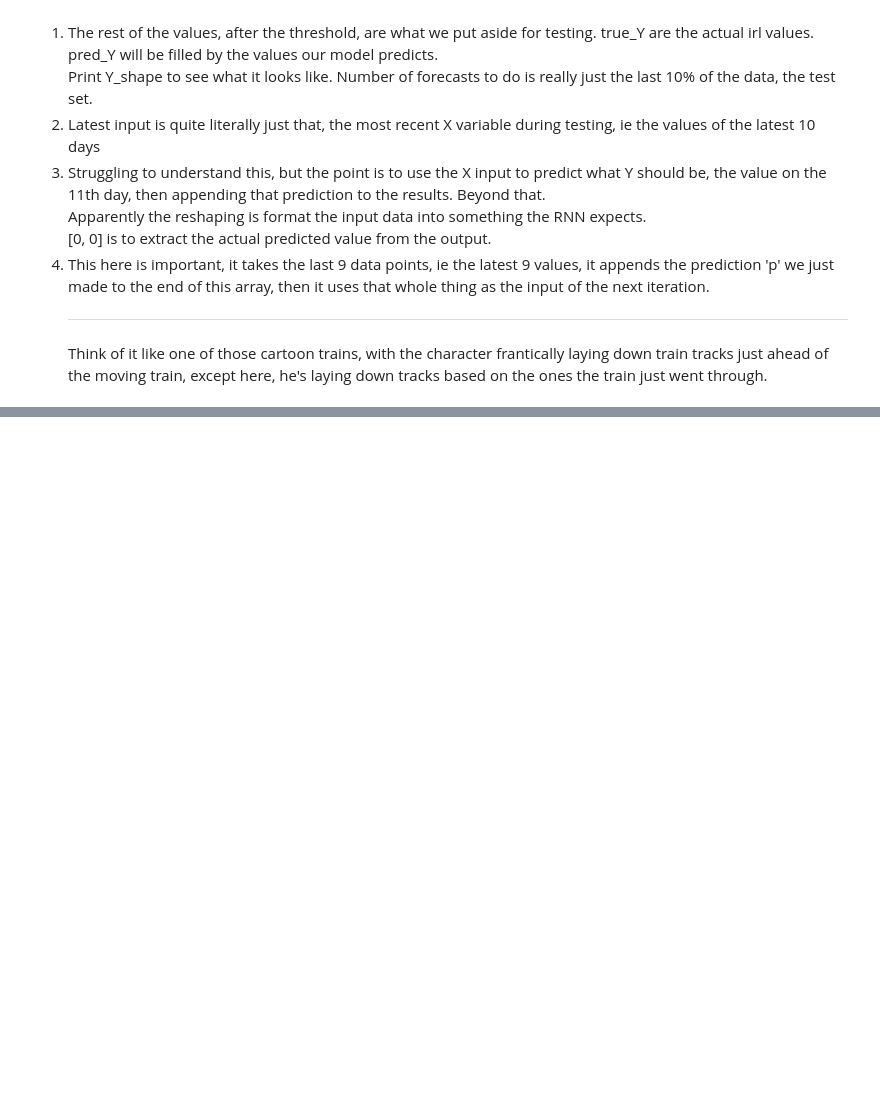
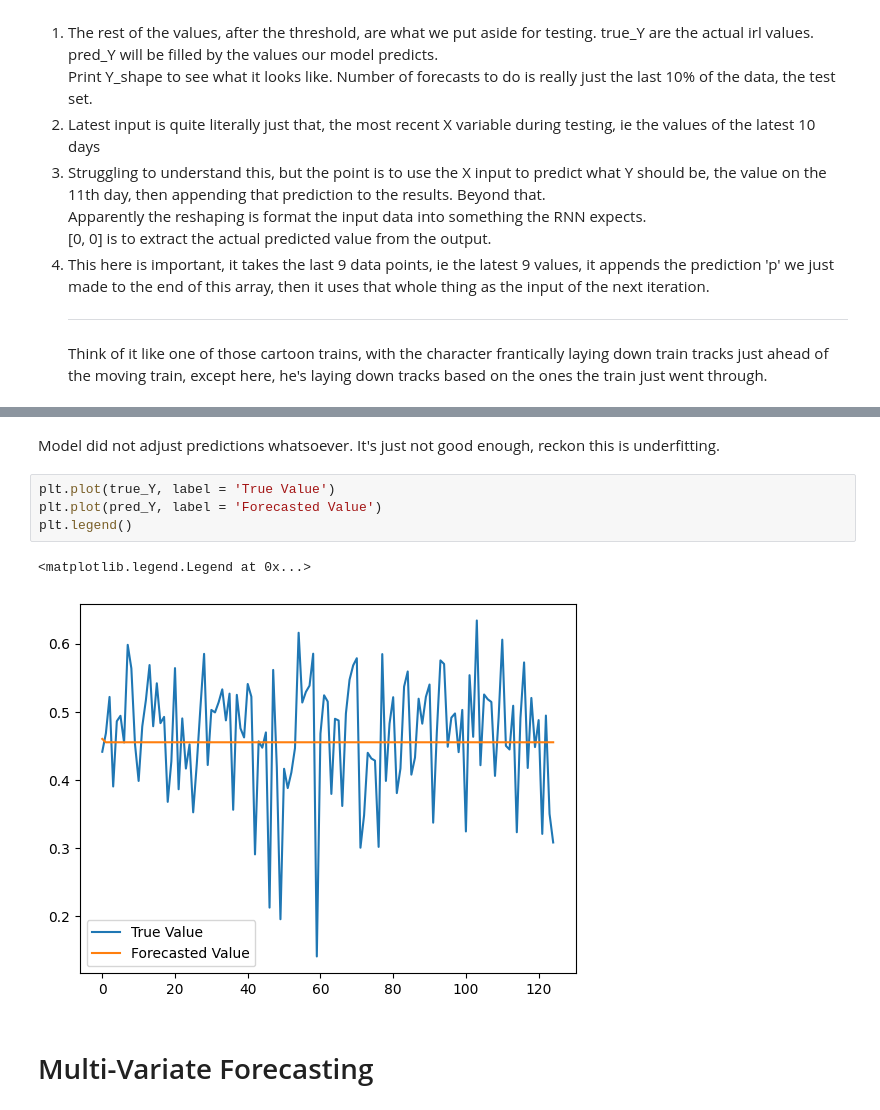
Before and after one commit to Ray-Man05/Machine_Learning_Tutorials, a Jupyter notebook: Spencer_RNN_Tut.ipynb, the cells around one changed output, grey strips where cells are left out. Drawn from its saved outputs; the diff is of its cells as text; blank space fills up the shorter version.

```diff
--- a/Spencer_RNN_Tut.ipynb
+++ b/Spencer_RNN_Tut.ipynb
@@ -363,0 +364,11 @@ Number of Forecasts to do:  125
+# %% [markdown]
+Model did not adjust predictions whatsoever. It's just not good enough, reckon this is underfitting.
+# %%
+plt.plot(true_Y, label = 'True Value')
+plt.plot(pred_Y, label = 'Forecasted Value')
+plt.legend()
+# %% [output]
+<matplotlib.legend.Legend at 0x...>
+[figure, added]
+# %% [markdown]
+# Multi-Variate Forecasting
```
Also changed, not shown: parts of 21 cells of this notebook.
